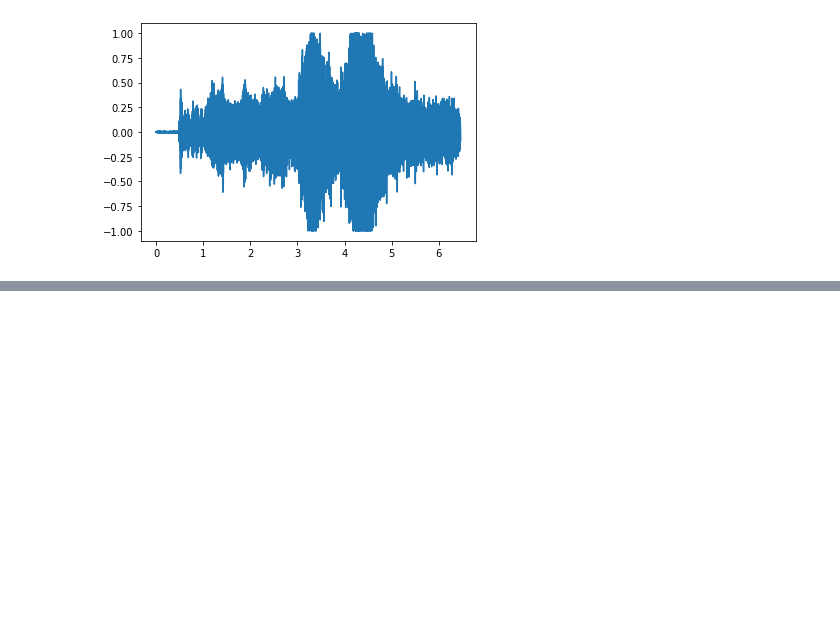
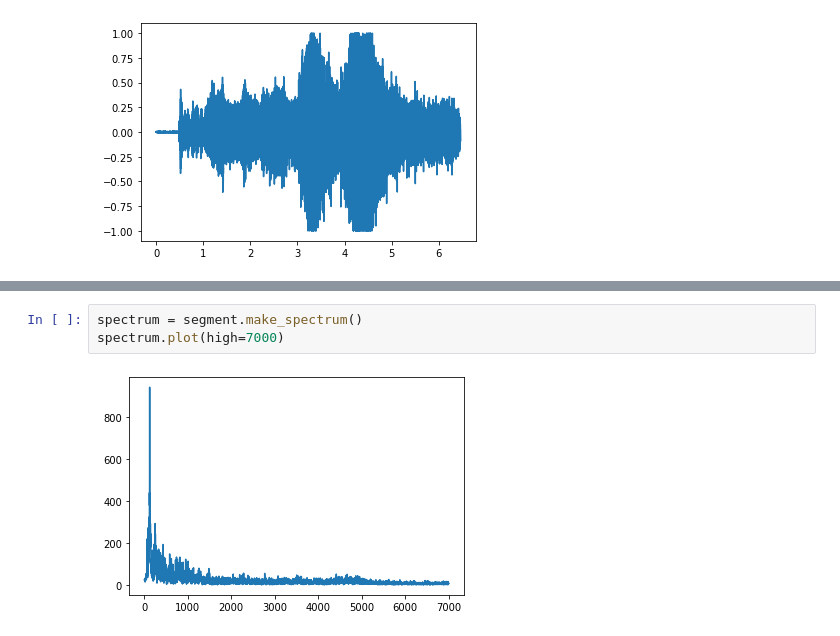
Before and after one commit to SergioGomezDavila/Reto-0-Ac-stica, a Jupyter notebook: practica_1.ipynb, the cells around one changed output, grey strips where cells are left out. Drawn from its saved outputs; the diff is of its cells as text; blank space fills up the shorter version.

```diff
--- a/practica_1.ipynb
+++ b/practica_1.ipynb
@@ -29,0 +70,5 @@ wave.plot()
+# %%
+spectrum = segment.make_spectrum()
+spectrum.plot(high=7000)
+# %% [output]
+[figure, added]
```
Also changed, not shown: parts of 6 cells of this notebook.
